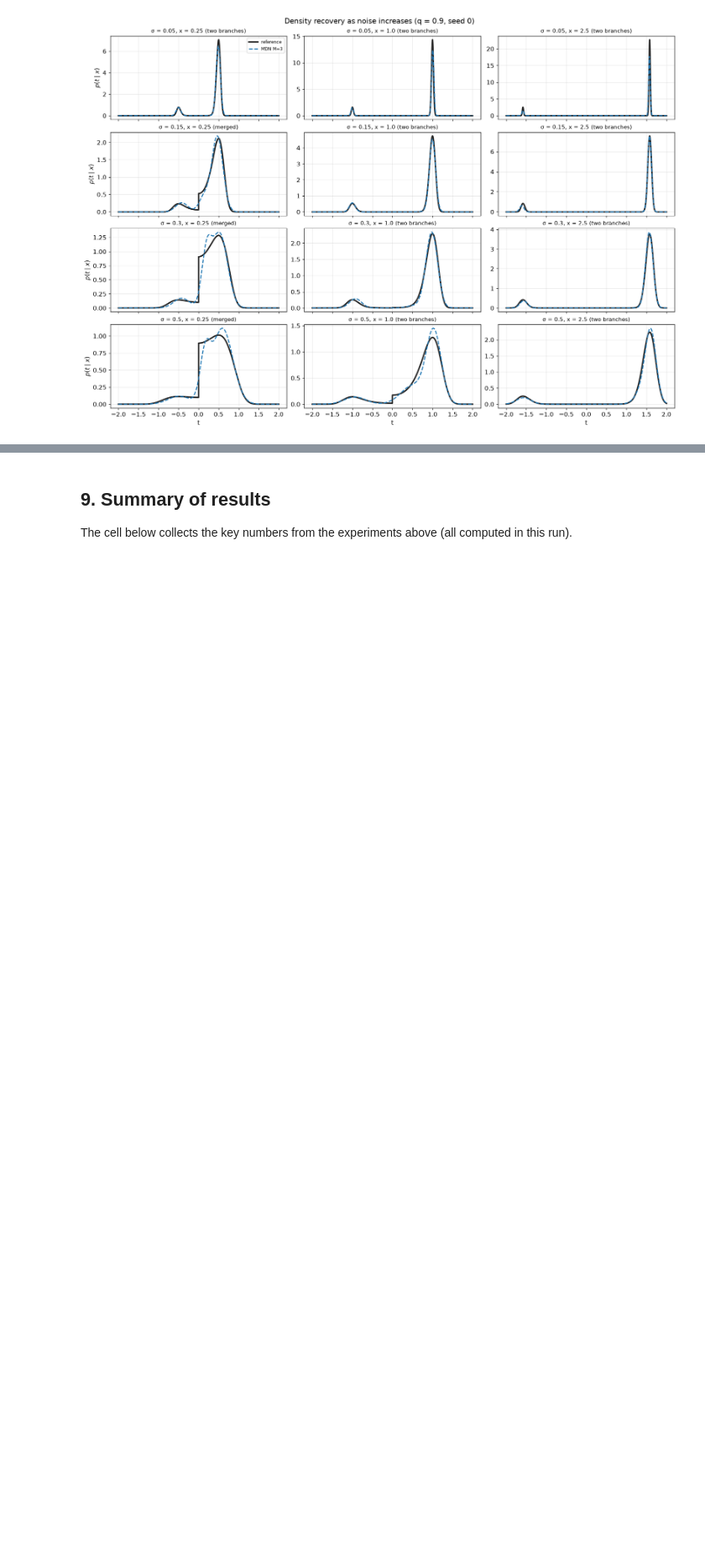
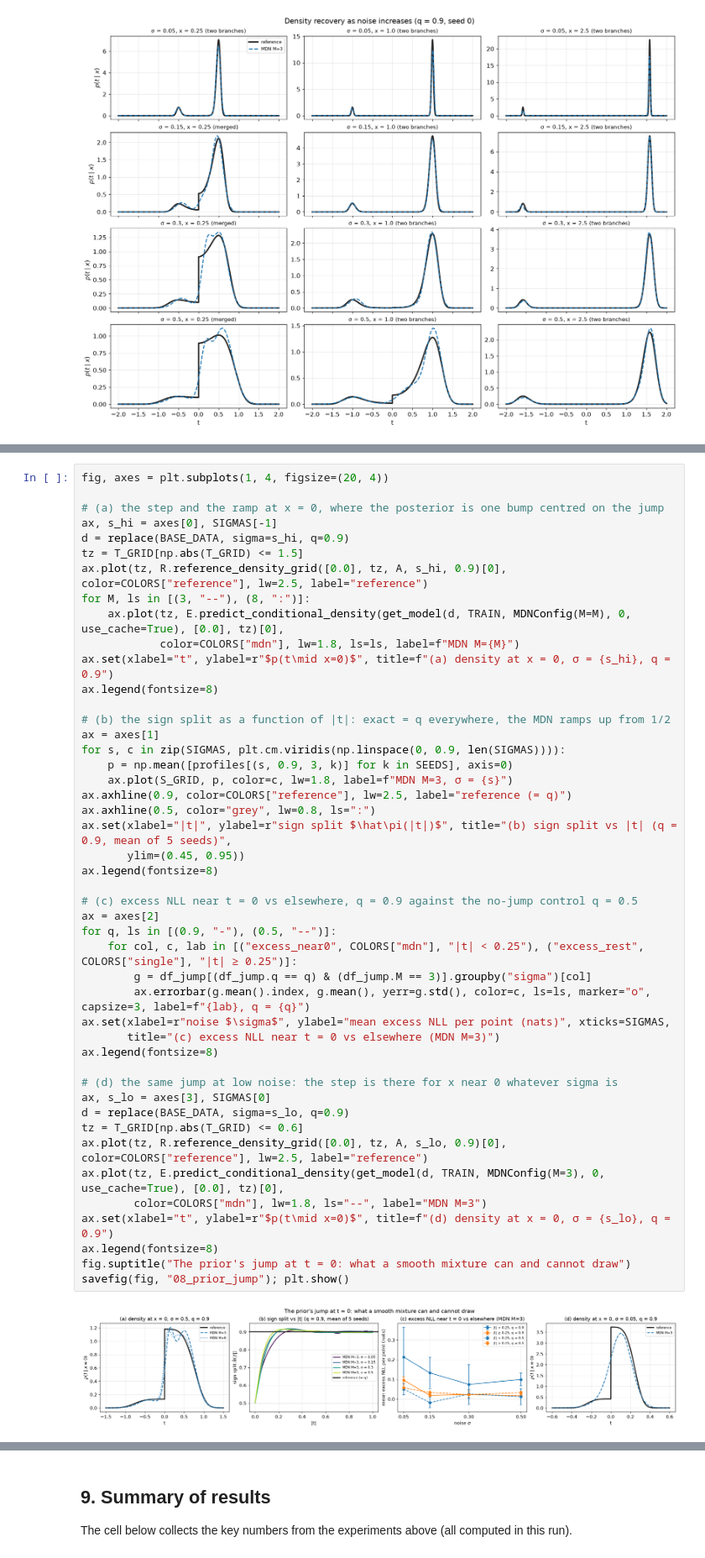
Before and after one commit to aamil-finoj/FDS_Project_8, a Jupyter notebook: Project8_Inverse_Problems.ipynb, the cells around one changed output, grey strips where cells are left out. Shown at 84% size. Saved outputs shown, nothing was run; the diff lists cells and outputs as text; blank space fills up the shorter version.

```diff
--- a/Project8_Inverse_Problems.ipynb
+++ b/Project8_Inverse_Problems.ipynb
@@ -1417,0 +1537,48 @@ branches.
+# %%
+fig, axes = plt.subplots(1, 4, figsize=(20, 4))
+
+# (a) the step and the ramp at x = 0, where the posterior is one bump centred on the jump
+ax, s_hi = axes[0], SIGMAS[-1]
+d = replace(BASE_DATA, sigma=s_hi, q=0.9)
+tz = T_GRID[np.abs(T_GRID) <= 1.5]
+ax.plot(tz, R.reference_density_grid([0.0], tz, A, s_hi, 0.9)[0], color=COLORS["reference"], lw=2.5, label="reference")
+for M, ls in [(3, "--"), (8, ":")]:
+    ax.plot(tz, E.predict_conditional_density(get_model(d, TRAIN, MDNConfig(M=M), 0, use_cache=True), [0.0], tz)[0],
+            color=COLORS["mdn"], lw=1.8, ls=ls, label=f"MDN M={M}")
+ax.set(xlabel="t", ylabel=r"$p(t\mid x=0)$", title=f"(a) density at x = 0, σ = {s_hi}, q = 0.9")
+ax.legend(fontsize=8)
+
+# (b) the sign split as a function of |t|: exact = q everywhere, the MDN ramps up from 1/2
+ax = axes[1]
+for s, c in zip(SIGMAS, plt.cm.viridis(np.linspace(0, 0.9, len(SIGMAS)))):
+    p = np.mean([profiles[(s, 0.9, 3, k)] for k in SEEDS], axis=0)
+    ax.plot(S_GRID, p, color=c, lw=1.8, label=f"MDN M=3, σ = {s}")
+ax.axhline(0.9, color=COLORS["reference"], lw=2.5, label="reference (= q)")
+ax.axhline(0.5, color="grey", lw=0.8, ls=":")
+ax.set(xlabel="|t|", ylabel=r"sign split $\hat\pi(|t|)$", title="(b) sign split vs |t| (q = 0.9, mean of 5 seeds)",
+       ylim=(0.45, 0.95))
+ax.legend(fontsize=8)
+
+# (c) excess NLL near t = 0 vs elsewhere, q = 0.9 against the no-jump control q = 0.5
+ax = axes[2]
+for q, ls in [(0.9, "-"), (0.5, "--")]:
+    for col, c, lab in [("excess_near0", COLORS["mdn"], "|t| < 0.25"), ("excess_rest", COLORS["single"], "|t| ≥ 0.25")]:
+        g = df_jump[(df_jump.q == q) & (df_jump.M == 3)].groupby("sigma")[col]
+        ax.errorbar(g.mean().index, g.mean(), yerr=g.std(), color=c, ls=ls, marker="o", capsize=3, label=f"{lab}, q = {q}")
+ax.set(xlabel=r"noise $\sigma$", ylabel="mean excess NLL per point (nats)", xticks=SIGMAS,
+       title="(c) excess NLL near t = 0 vs elsewhere (MDN M=3)")
+ax.legend(fontsize=8)
+
+# (d) the same jump at low noise: the step is there for x near 0 whatever sigma is
+ax, s_lo = axes[3], SIGMAS[0]
+d = replace(BASE_DATA, sigma=s_lo, q=0.9)
+tz = T_GRID[np.abs(T_GRID) <= 0.6]
+ax.plot(tz, R.reference_density_grid([0.0], tz, A, s_lo, 0.9)[0], color=COLORS["reference"], lw=2.5, label="reference")
+ax.plot(tz, E.predict_conditional_density(get_model(d, TRAIN, MDNConfig(M=3), 0, use_cache=True), [0.0], tz)[0],
+        color=COLORS["mdn"], lw=1.8, ls="--", label="MDN M=3")
+ax.set(xlabel="t", ylabel=r"$p(t\mid x=0)$", title=f"(d) density at x = 0, σ = {s_lo}, q = 0.9")
+ax.legend(fontsize=8)
+fig.suptitle("The prior's jump at t = 0: what a smooth mixture can and cannot draw")
+savefig(fig, "08_prior_jump"); plt.show()
+# %% [output]
+[figure, added]
```
Also changed, not shown: parts of 5 cells of this notebook, 6 other files.
